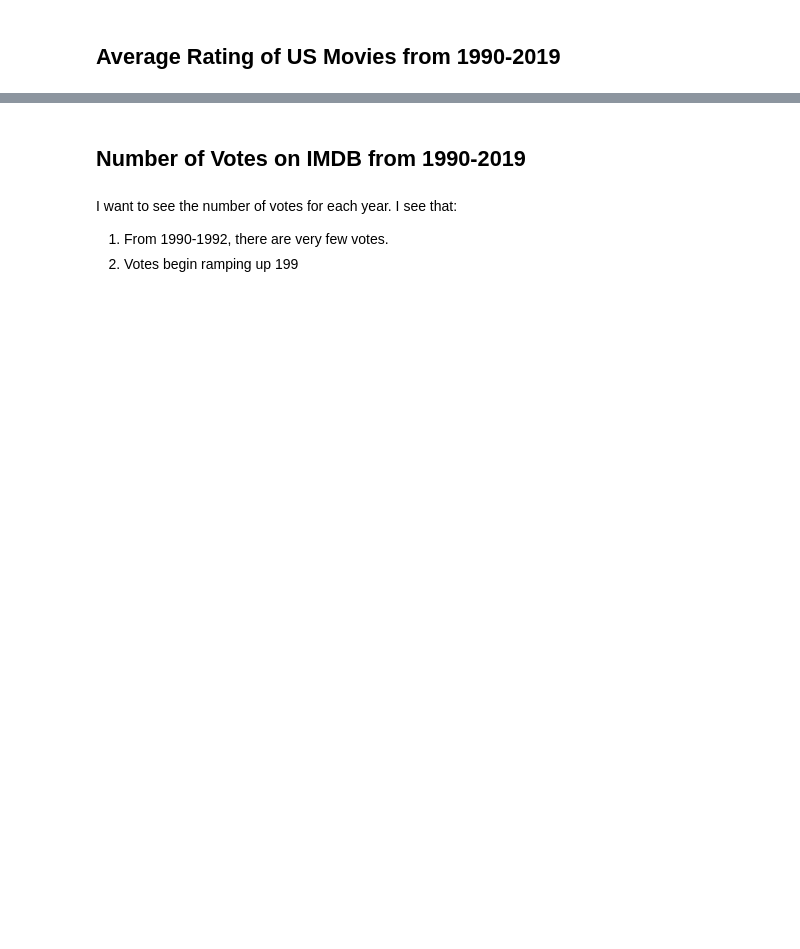
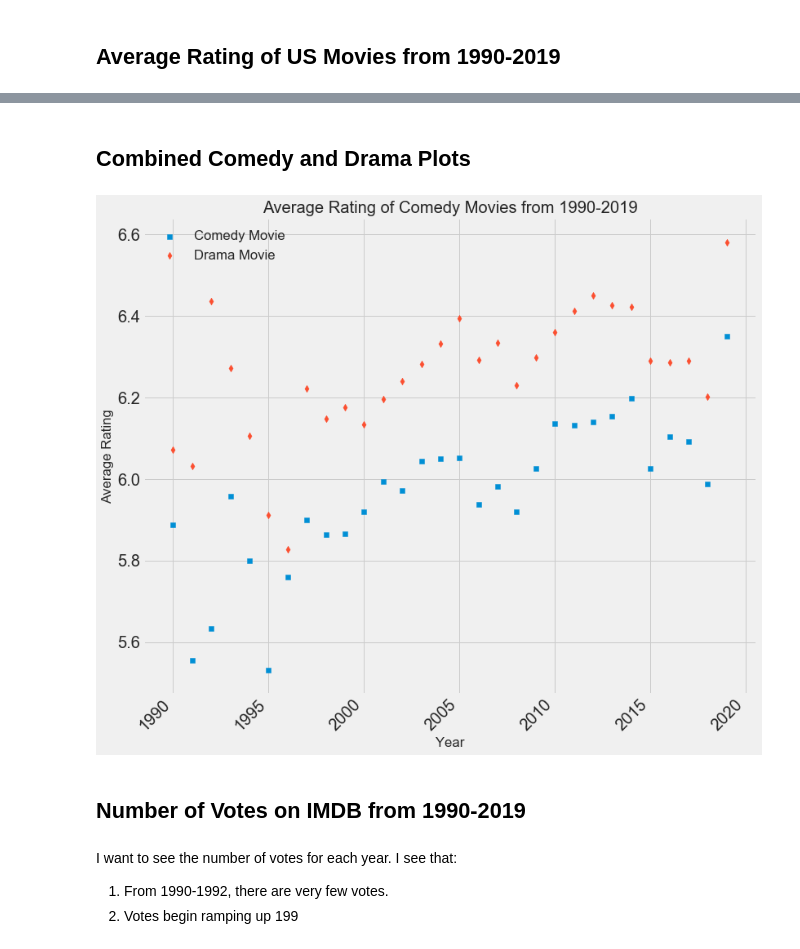
Before and after one commit to chrispfchung/moviecomparison, a Jupyter notebook: EDA IMDB.ipynb, the cells around one changed output, grey strips where cells are left out. Saved outputs shown, nothing was run; the diff lists cells and outputs as text; code cells hidden in the pictures; blank space fills up the shorter version.

```diff
--- a/EDA IMDB.ipynb
+++ b/EDA IMDB.ipynb
@@ -54,3 +151,40 @@ ax.scatter(allyears_ratings['startYear'], allyears_ratings['averageRating']);
+# %% [markdown]
+## Combined Comedy and Drama Plots
+# %%
+# initially trying to split the genre values using split() but used a much better method, str.contains()
+
+# All Movies Containing Comedy Genre Only
+allcomedy = df[df['genres'].str.contains("Comedy")]
+
+allyears_comedy = allcomedy.groupby('startYear', as_index=False)['averageRating'].mean()
+
+# Choose style
+# print(plt.style.available)
+plt.style.use('fivethirtyeight')
+
+# Create fig,ax object and set scaffold
+fig, ax = plt.subplots()
+ax.set(title='Average Rating of Comedy Movies from 1990-2019', xlabel = 'Year', ylabel = 'Average Rating')
+
+# Format labels
+labels = ax.get_xticklabels()
+plt.setp(labels, horizontalalignment = 'right', rotation=45,)
+
+# Plot Graph
+ax.scatter(allyears_comedy['startYear'], allyears_comedy['averageRating'], marker='s', label='Comedy Movie');
+ax.scatter(allyears_drama['startYear'], allyears_drama['averageRating'], marker='d', label='Drama Movie');
+ax.legend();
+
+# Adjust all sizes of Labels
+params = {'legend.fontsize': 'large',
+          'figure.figsize': (12,10),
+         'axes.labelsize': 'x-large',
+         'axes.titlesize':'x-large',
+         'xtick.labelsize':'x-large',
+         'ytick.labelsize':'x-large'}
+plt.rcParams.update(params);
+# %% [output]
+[figure, added]
 # %% [markdown]
 ## Number of Votes on IMDB from 1990-2019
 # %% [markdown]
```
Also changed, not shown: parts of 24 cells of this notebook.
